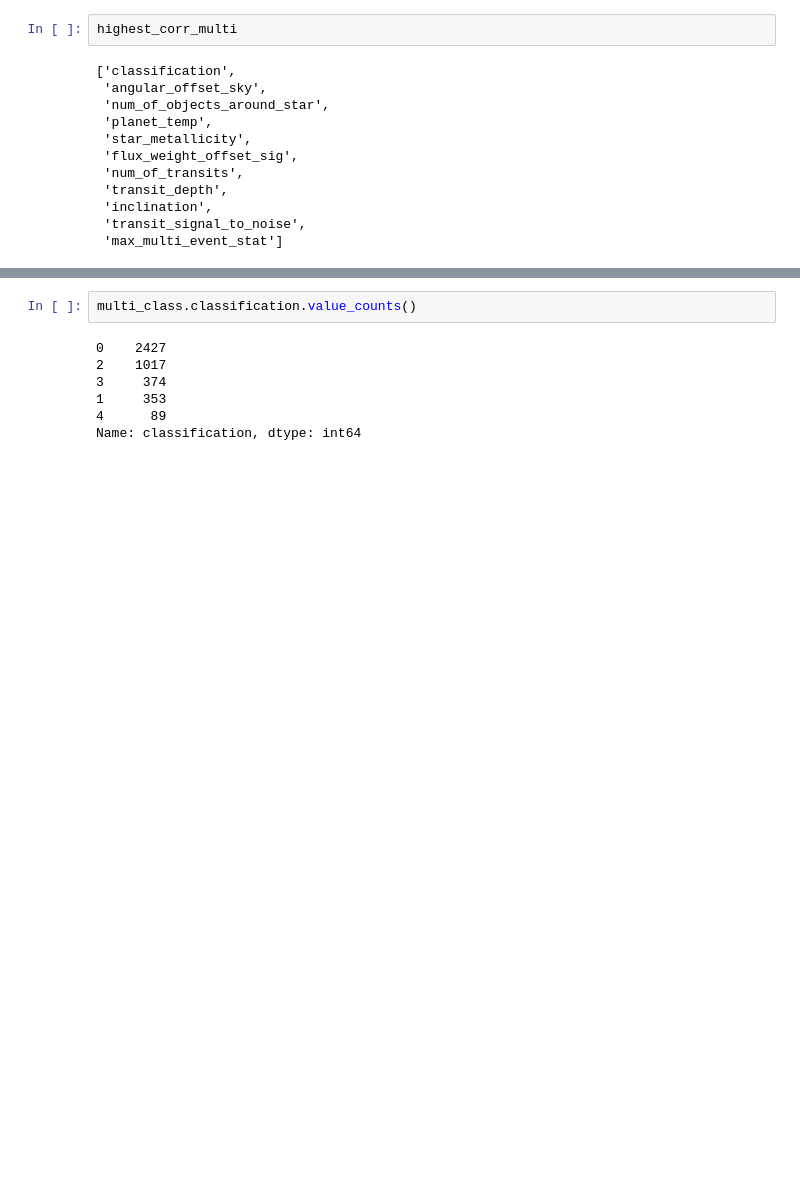
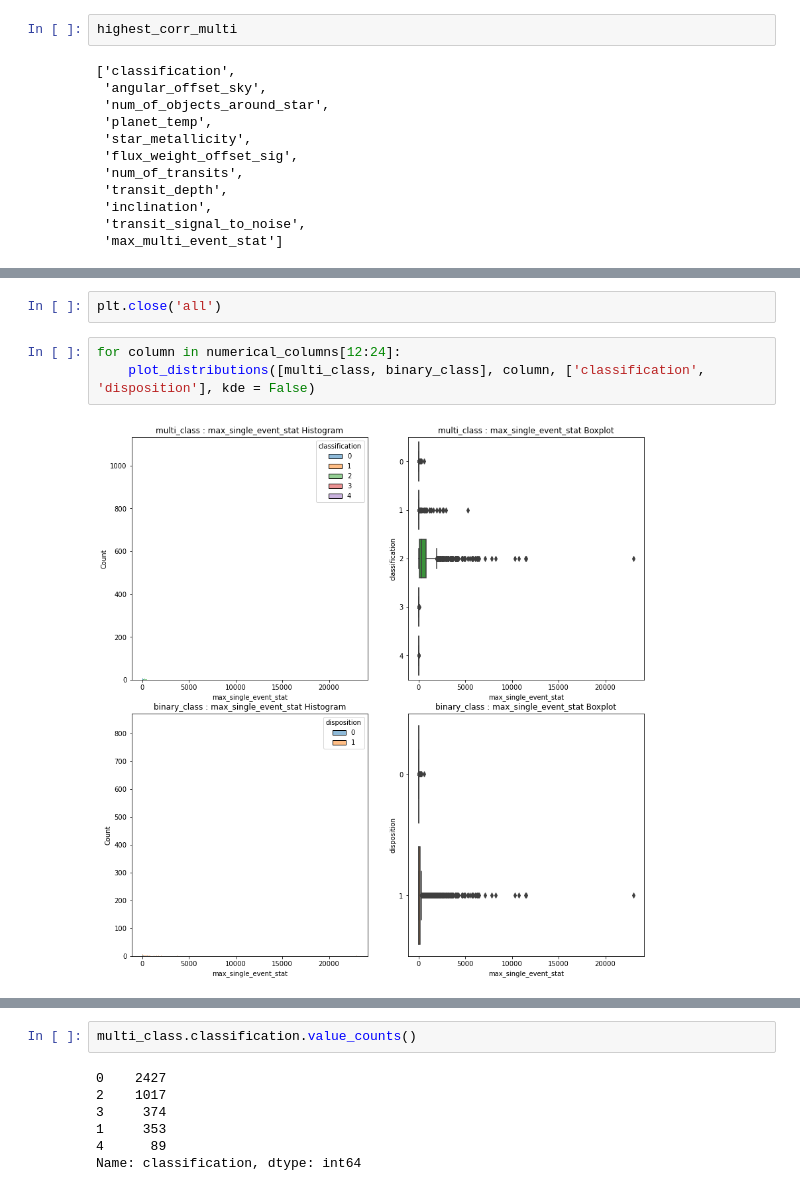
Before and after one commit to JoshuaGottlieb/Exoplanet-Classification, a Jupyter notebook: notebooks/EDA-and-Feature-Engineering.ipynb, the cells around one changed output, grey strips where cells are left out. Cells and saved outputs as stored; diff of their text form; blank space fills up the shorter version.

```diff
--- a/notebooks/EDA-and-Feature-Engineering.ipynb
+++ b/notebooks/EDA-and-Feature-Engineering.ipynb
@@ -107,0 +132,7 @@ corr_df[corr_df >= 0.7]
+# %%
+plt.close('all')
+# %%
+for column in numerical_columns[12:24]:
+    plot_distributions([multi_class, binary_class], column, ['classification', 'disposition'], kde = False)
+# %% [output]
+[figure, added]
```
Also changed, not shown: parts of 34 cells of this notebook.
